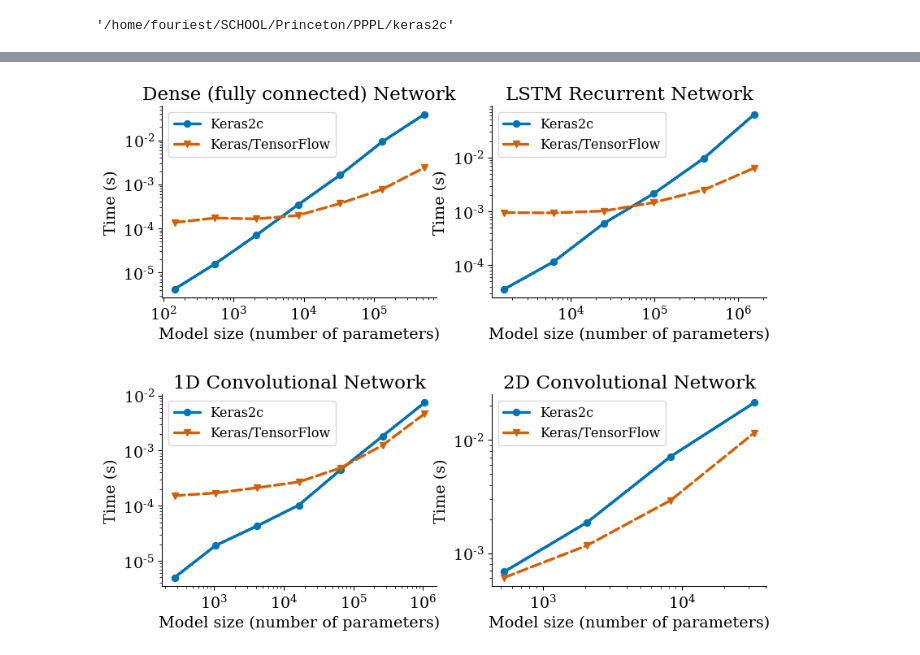
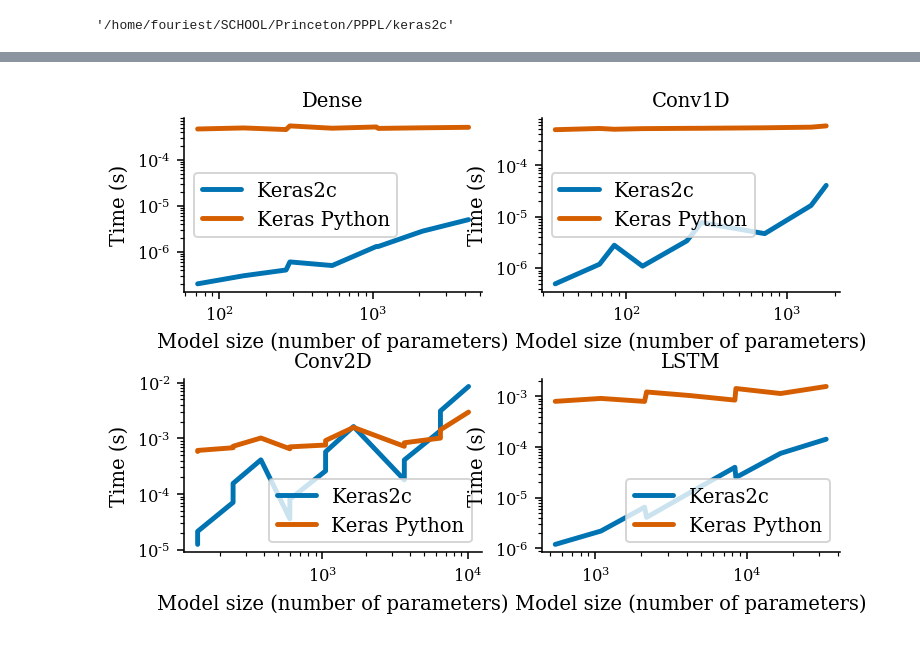
Before and after one commit to PlasmaControl/keras2c, a Jupyter notebook: benchmarks/keras2c_benchmarking.ipynb, the cells around one changed output, grey strips where cells are left out. Saved outputs shown, nothing was run; the diff lists cells and outputs as text; code cells hidden in the pictures.

Commit message:
new benchmarking script

```diff
--- a/benchmarks/keras2c_benchmarking.ipynb
+++ b/benchmarks/keras2c_benchmarking.ipynb
@@ -49,0 +76,13 @@ def build_and_run(name, return_output=False):
+# %%
+"""running NN once"""
+data2 = np.genfromtxt('182508_timing.csv', delimiter=',')
+t2 = data2[:,0]
+y2 = data2[:,1]
+
+y2 = y2[t2<4000]
+t2 = t2[t2<4000]
+
+y2 = y2[t2>1500]
+t2 = t2[t2>1500]
+
+t2 = t2/1000
@@ -121,4 +115,0 @@ rcParams['axes.prop_cycle'] =  dash_cycle + color_cycle
-# %%
-fig = plt.figure(figsize=(4,3))
-for i in range(10):
-    plt.plot(i+np.random.random(10))
@@ -265,41 +314,31 @@ plt.legend(['keras2c','keras python'])
 import pickle
 with open('k2c_benchmark_times.pkl','wb+') as f:
     pickle.dump(time_data,f)
-# %%
-
-fig, ax = plt.subplots(2,2,figsize=(10,8))
-ax[0,0].loglog(time_data['Dense']['size'],time_data['Dense']['ctimes'],marker='o',label='Keras2c')
-ax[0,0].loglog(time_data['Dense']['size'],time_data['Dense']['pytimes'],marker='v',label='Keras/TensorFlow')
-ax[0,0].set_ylabel('Time (s)')
-ax[0,0].set_xlabel('Model size (number of parameters)')
-ax[0,0].set_title('Dense (fully connected) Network')
-ax[0,0].legend()
-
-ax[0,1].loglog(time_data['LSTM']['size'],time_data['LSTM']['ctimes'],marker='o',label='Keras2c')
-ax[0,1].loglog(time_data['LSTM']['size'],time_data['LSTM']['pytimes'],marker='v',label='Keras/TensorFlow')
-ax[0,1].set_ylabel('Time (s)')
-ax[0,1].set_xlabel('Model size (number of parameters)')
-ax[0,1].set_title('LSTM Recurrent Network')
-ax[0,1].legend()
-
-ax[1,0].loglog(time_data['Conv1D']['size'],time_data['Conv1D']['ctimes'],marker='o',label='Keras2c')
-ax[1,0].loglog(time_data['Conv1D']['size'],time_data['Conv1D']['pytimes'],marker='v',label='Keras/TensorFlow')
-ax[1,0].set_ylabel('Time (s)')
-ax[1,0].set_xlabel('Model size (number of parameters)')
-ax[1,0].set_title('1D Convolutional Network')
-ax[1,0].legend()
-
-ax[1,1].loglog(time_data['Conv2D']['size'],time_data['Conv2D']['ctimes'],marker='o',label='Keras2c')
-ax[1,1].loglog(time_data['Conv2D']['size'],time_data['Conv2D']['pytimes'],marker='v',label='Keras/TensorFlow')
-ax[1,1].set_ylabel('Time (s)')
-ax[1,1].set_xlabel('Model size (number of parameters)')
-ax[1,1].set_title('2D Convolutional Network')
-ax[1,1].legend()
-
-plt.subplots_adjust(hspace=0.5)
-plt.savefig('benchmarking.png',bbox_inches='tight')
-# %% [output]
-[figure, removed]
+# %%
+fig, ax = plt.subplots(2,2,figsize=(6,4))
+ax = ax.flatten()
+
+models = list(time_data.keys())
+for i, model in enumerate(models):
+    x = np.array(time_data[model]['size'])
+    y1 = np.array([np.mean(foo) for foo in time_data[model]['ctimes']])
+    y2 = np.array([np.mean(foo) for foo in time_data[model]['pytimes']])
+    idx = np.argsort(x)
+    x = x[idx]
+    y1 = y1[idx]
+    y2 = y2[idx]
+    ax[i].loglog(x,y1,c=colorblind_colors[0],label='Keras2c')
+    ax[i].loglog(x,y2,c=colorblind_colors[1],label='Keras Python')
+    ax[i].legend(fontsize=10)
+    ax[i].set_ylabel('Time (s)',fontsize=10)
+    ax[i].set_xlabel('Model size (number of parameters)',fontsize=10)
+    ax[i].set_title(model,fontsize=10)
+
+
+plt.subplots_adjust(hspace=0.5)
+# plt.savefig('benchmarking.png',bbox_inches='tight')
+# %% [output]
+[figure, added]
 # %%
 import pydot
 from IPython.display import SVG
```
Also changed, not shown: parts of 21 cells of this notebook, 2 other files.
